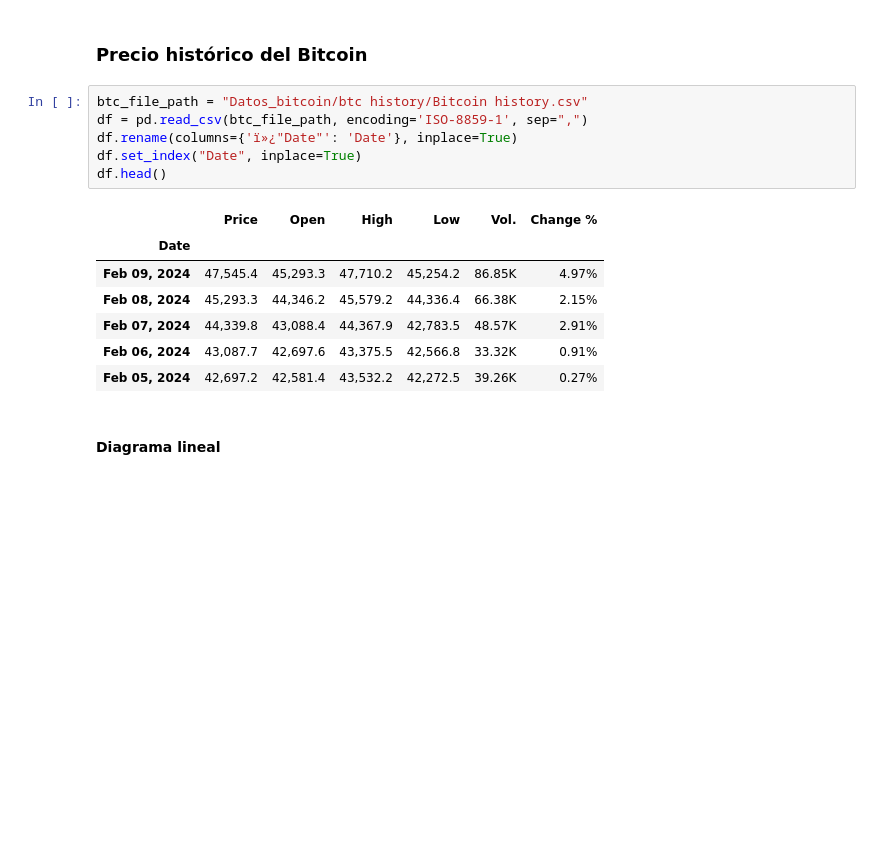
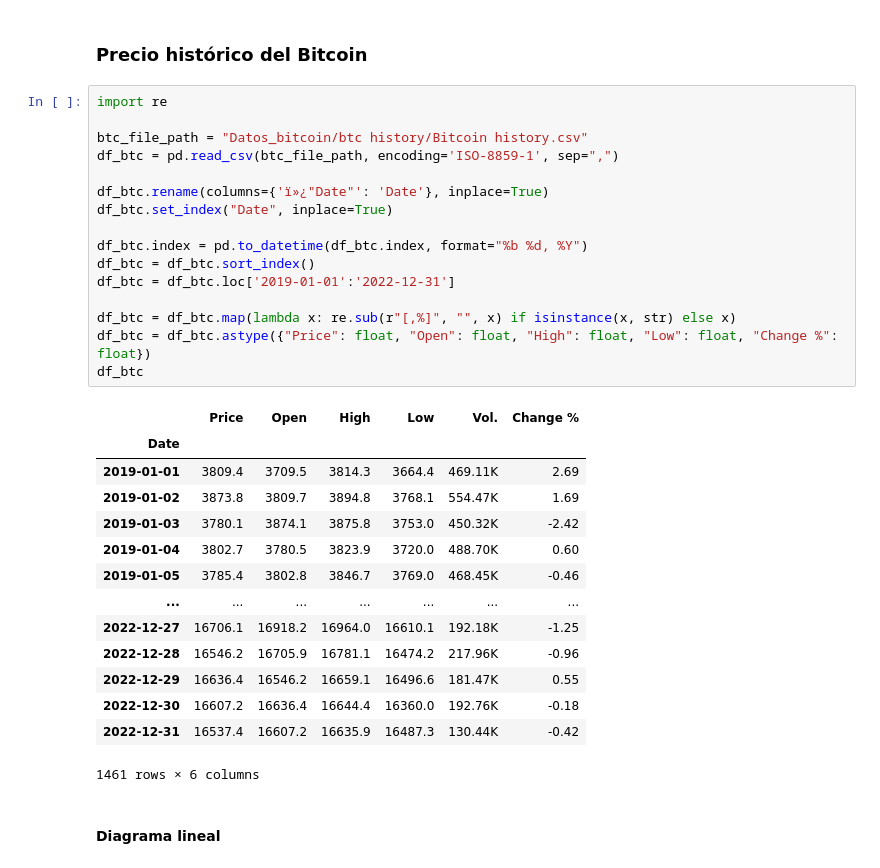
Before and after one commit to JosueRodriguezSams/CriptoSV---Samsung, a Jupyter notebook: Analisis_impacto_del_bitcoin.ipynb, the cells around one changed output. Saved outputs shown, nothing was run; the diff lists cells and outputs as text; blank space fills up the shorter version.

Commit message:
DataFrame del precio historico del bitcoin correctamente formateado

```diff
--- a/Analisis_impacto_del_bitcoin.ipynb
+++ b/Analisis_impacto_del_bitcoin.ipynb
@@ -173,19 +171,36 @@ df_pib
 # %% [markdown]
 ### Precio histórico del Bitcoin
 # %%
+import re
+
 btc_file_path = "Datos_bitcoin/btc history/Bitcoin history.csv"
-df = pd.read_csv(btc_file_path, encoding='ISO-8859-1', sep=",")
-df.rename(columns={'ï»¿"Date"': 'Date'}, inplace=True)
-df.set_index("Date", inplace=True)
-df.head()
+df_btc = pd.read_csv(btc_file_path, encoding='ISO-8859-1', sep=",")
+
+df_btc.rename(columns={'ï»¿"Date"': 'Date'}, inplace=True)
+df_btc.set_index("Date", inplace=True)
+
+df_btc.index = pd.to_datetime(df_btc.index, format="%b %d, %Y")
+df_btc = df_btc.sort_index()
+df_btc = df_btc.loc['2019-01-01':'2022-12-31']
+
+df_btc = df_btc.map(lambda x: re.sub(r"[,%]", "", x) if isinstance(x, str) else x)
+df_btc = df_btc.astype({"Price": float, "Open": float, "High": float, "Low": float, "Change %": float})
+df_btc
 # %% [output]
 |  | Price | Open | High | Low | Vol. | Change % |
 | Date |  |  |  |  |  |  |
-| Feb 09, 2024 | 47,545.4 | 45,293.3 | 47,710.2 | 45,254.2 | 86.85K | 4.97% |
-| Feb 08, 2024 | 45,293.3 | 44,346.2 | 45,579.2 | 44,336.4 | 66.38K | 2.15% |
-| Feb 07, 2024 | 44,339.8 | 43,088.4 | 44,367.9 | 42,783.5 | 48.57K | 2.91% |
-| Feb 06, 2024 | 43,087.7 | 42,697.6 | 43,375.5 | 42,566.8 | 33.32K | 0.91% |
-| Feb 05, 2024 | 42,697.2 | 42,581.4 | 43,532.2 | 42,272.5 | 39.26K | 0.27% |
+| 2019-01-01 | 3809.4 | 3709.5 | 3814.3 | 3664.4 | 469.11K | 2.69 |
+| 2019-01-02 | 3873.8 | 3809.7 | 3894.8 | 3768.1 | 554.47K | 1.69 |
+| 2019-01-03 | 3780.1 | 3874.1 | 3875.8 | 3753.0 | 450.32K | -2.42 |
+| 2019-01-04 | 3802.7 | 3780.5 | 3823.9 | 3720.0 | 488.70K | 0.60 |
+| 2019-01-05 | 3785.4 | 3802.8 | 3846.7 | 3769.0 | 468.45K | -0.46 |
+| ... | ... | ... | ... | ... | ... | ... |
+| 2022-12-27 | 16706.1 | 16918.2 | 16964.0 | 16610.1 | 192.18K | -1.25 |
+| 2022-12-28 | 16546.2 | 16705.9 | 16781.1 | 16474.2 | 217.96K | -0.96 |
+| 2022-12-29 | 16636.4 | 16546.2 | 16659.1 | 16496.6 | 181.47K | 0.55 |
+| 2022-12-30 | 16607.2 | 16636.4 | 16644.4 | 16360.0 | 192.76K | -0.18 |
+| 2022-12-31 | 16537.4 | 16607.2 | 16635.9 | 16487.3 | 130.44K | -0.42 |
+1461 rows × 6 columns
 # %% [markdown]
 #### Diagrama lineal
 # %%
```
Also changed, not shown: parts of 1 cell of this notebook.
